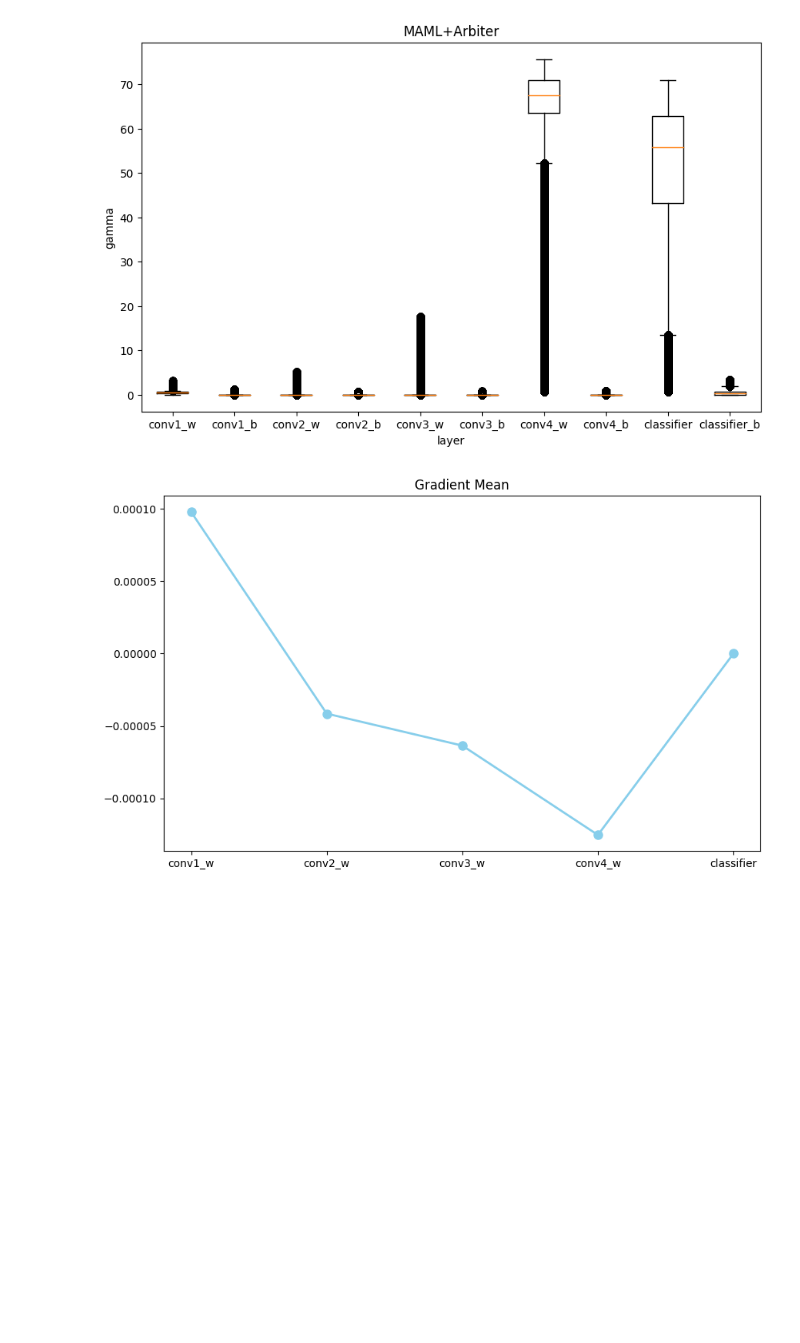
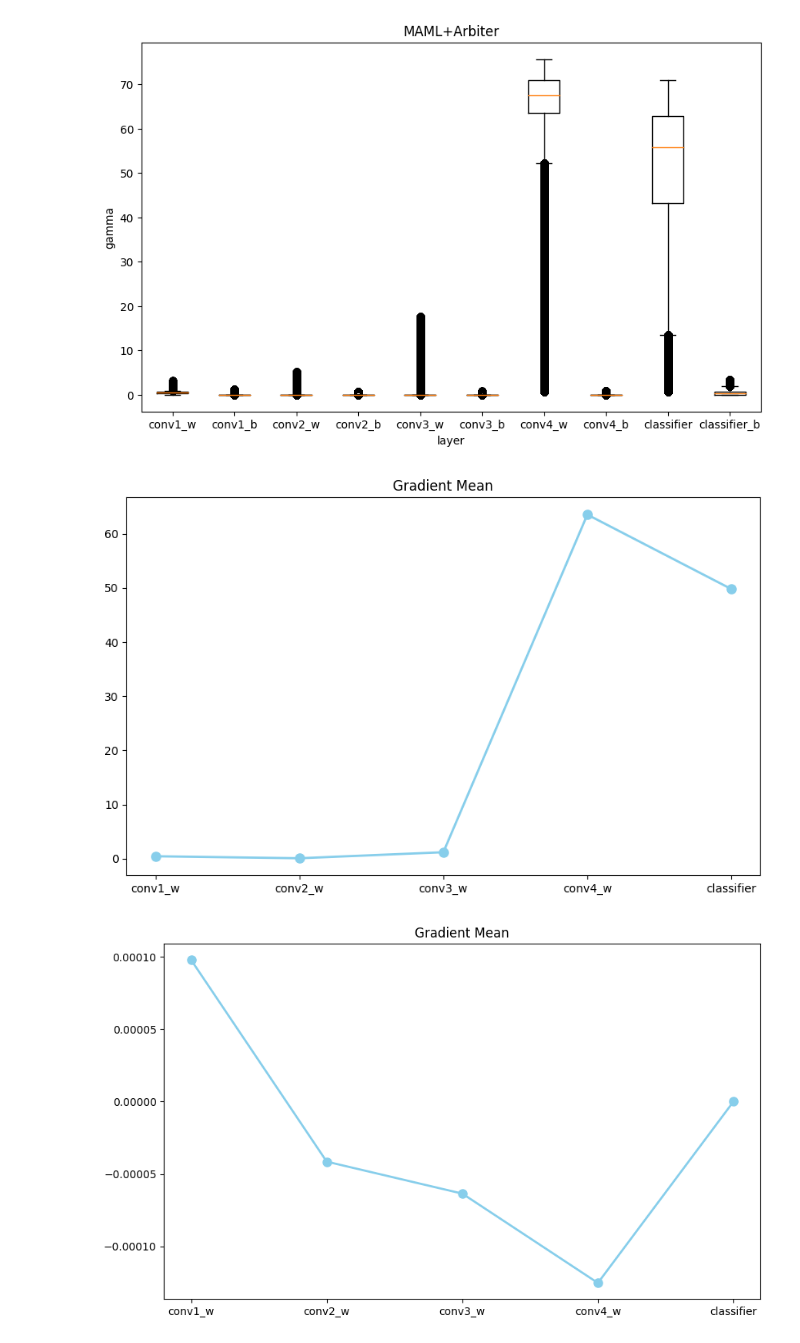
Before and after one commit to taehyeonhan-hatae/MAML, a Jupyter notebook: Test_jupyternotebook/Arbiter_norm_analysis.ipynb, the cells around one changed output. Saved outputs shown, nothing was run; the diff lists cells and outputs as text; code cells hidden in the pictures; blank space fills up the shorter version.

```diff
--- a/Test_jupyternotebook/Arbiter_norm_analysis.ipynb
+++ b/Test_jupyternotebook/Arbiter_norm_analysis.ipynb
@@ -82,6 +82,24 @@ plt.title('MAML+Arbiter')   # 그래프 제목 설정
 plt.show()
 # %% [output]
 [figure]
+# %%
+keyword = 'alpha'  # 추출하고 싶은 단어
+exclude_word = 'bias'  # 제외하고자 하는 단어
+columns_to_plot_label = ['conv1_w', 'conv2_w', 'conv3_w', 'conv4_w', 'classifier']
+
+grad_mean = {key: value for key, value in column_means.items() if keyword in key}
+grad_mean = {key: value for key, value in grad_mean.items() if exclude_word not in key}
+
+# 그래프 그리기
+plt.figure(figsize=(10, 6))
+plt.plot(columns_to_plot_label, grad_mean.values(), marker='o', color='skyblue', linestyle='-', linewidth=2, markersize=8)
+plt.title('Gradient Mean')
+# plt.xlabel('Column')
+# plt.ylabel('mean')
+plt.xticks(rotation=0)
+plt.show()
+# %% [output]
+[figure, added]
 # %%
 keyword = 'grad_mean'  # 추출하고 싶은 단어
 exclude_word = 'bias'  # 제외하고자 하는 단어
```
Also changed, not shown: 2 other files.
